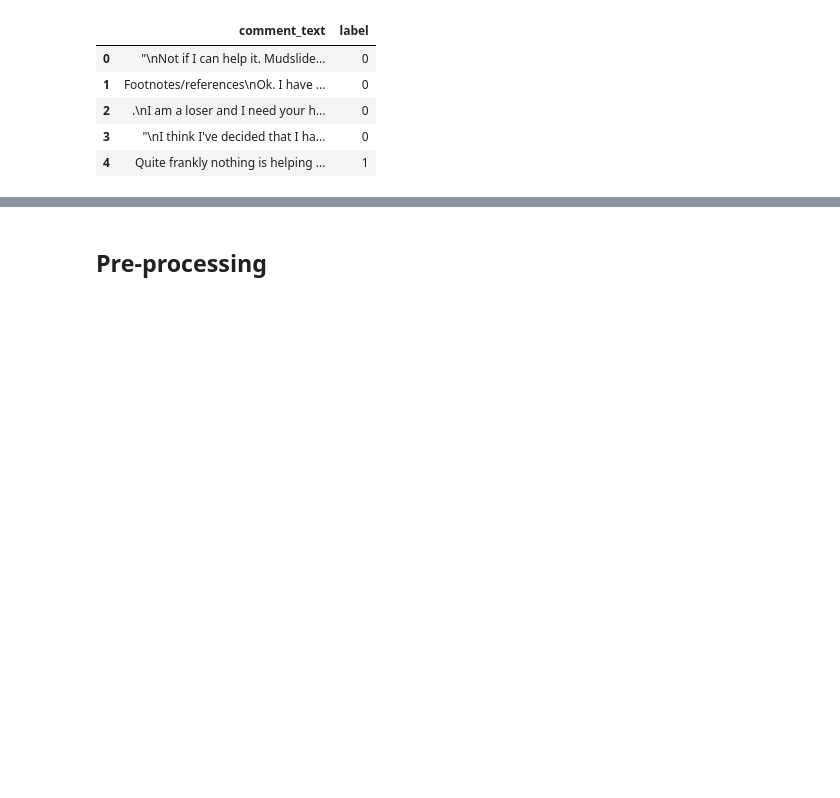
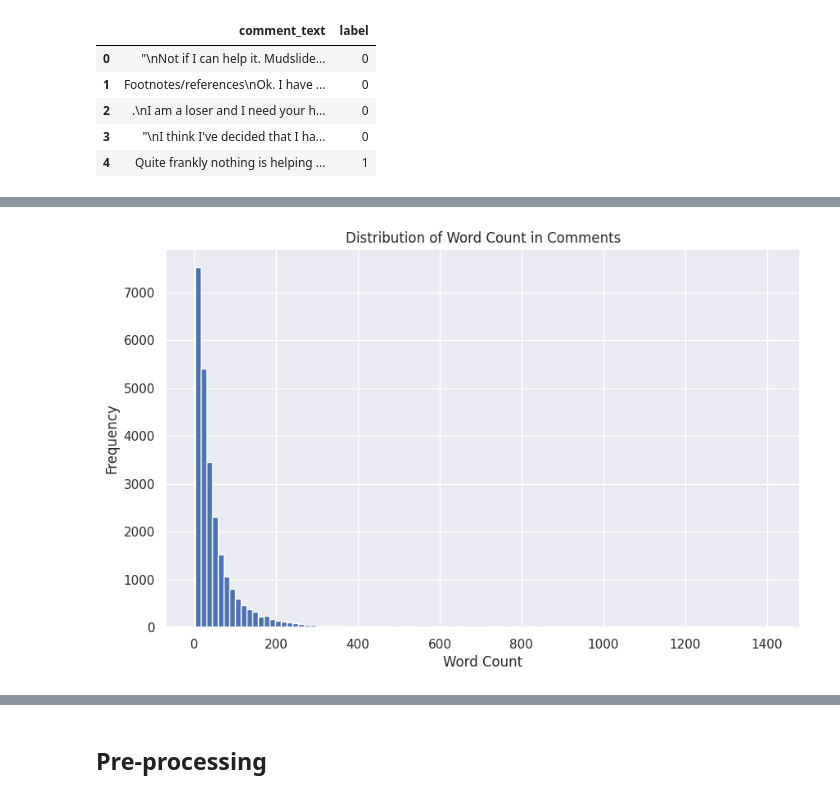
Before and after one commit to aaronmj7/Assignment-3-LLM, a Jupyter notebook: Assignment_3_LLM.ipynb, the cells around one changed output, grey strips where cells are left out. Cells and saved outputs as stored; diff of their text form; code cells hidden in the pictures; blank space fills up the shorter version.

```diff
--- a/Assignment_3_LLM.ipynb
+++ b/Assignment_3_LLM.ipynb
@@ -170,0 +165,12 @@ plt.show()
+# %%
+df['word_count'] = df['comment_text'].apply(lambda x: len(str(x).split()))
+
+# Plotting the distribution
+plt.figure(figsize=(10,6))
+df['word_count'].hist(bins=100)
+plt.title('Distribution of Word Count in Comments')
+plt.xlabel('Word Count')
+plt.ylabel('Frequency')
+plt.show()
+# %% [output]
+[figure, added]
```
Also changed, not shown: parts of 28 cells of this notebook.
